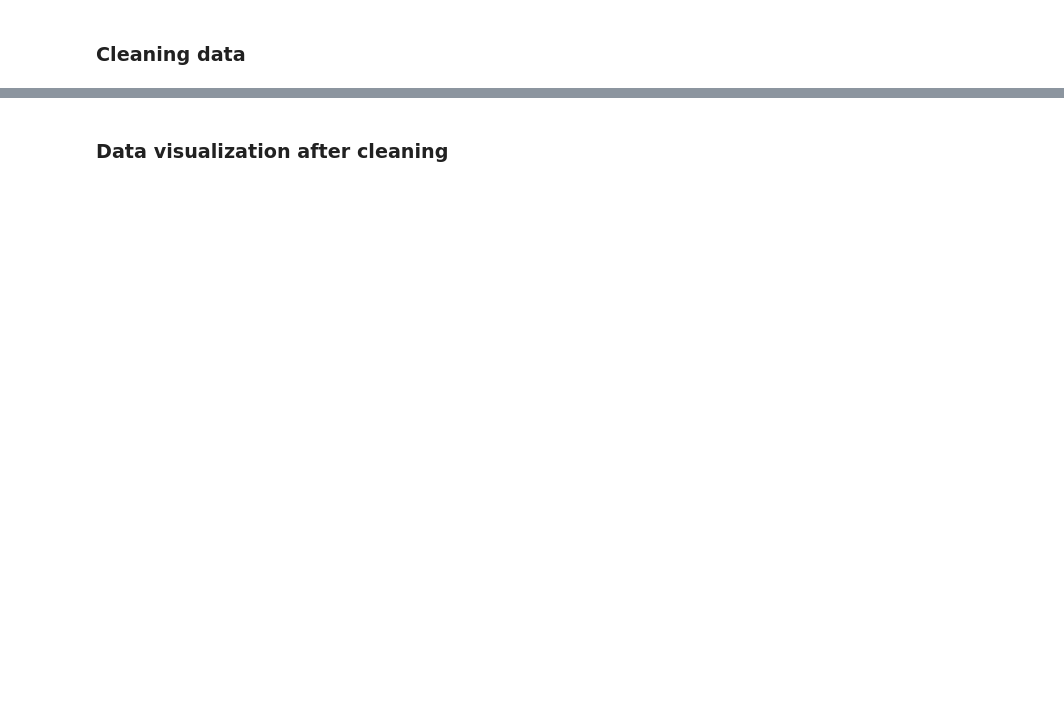
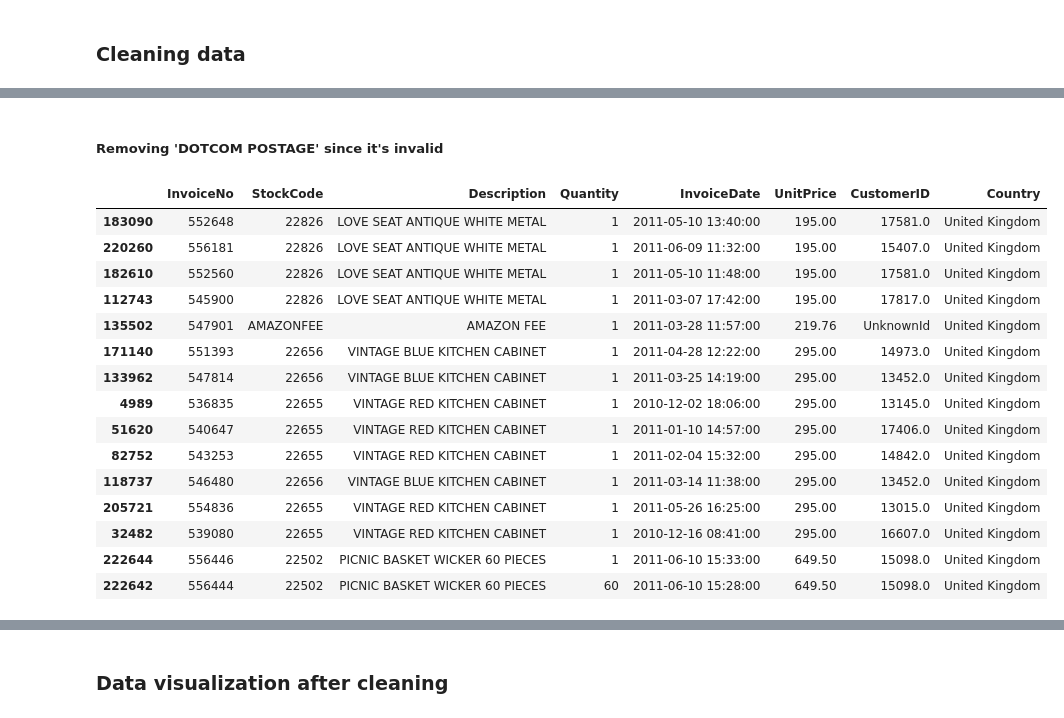
Before and after one commit to alaaodeh95/DMA1, a Jupyter notebook: Data Analysis.ipynb, the cells around one changed output, grey strips where cells are left out. Saved outputs shown, nothing was run; the diff lists cells and outputs as text; code cells hidden in the pictures; blank space fills up the shorter version.

```diff
--- a/Data Analysis.ipynb
+++ b/Data Analysis.ipynb
@@ -210,0 +366,2 @@ dtype: int64
+# %% [markdown]
+##### Removing 'DOTCOM POSTAGE' since it's invalid
@@ -210,0 +371,19 @@ dtype: int64
+# %%
+display(df.sort_values(by='UnitPrice').tail(15))
+# %% [output]
+|  | InvoiceNo | StockCode | Description | Quantity | InvoiceDate | UnitPrice | CustomerID | Country |
+| 183090 | 552648 | 22826 | LOVE SEAT ANTIQUE WHITE METAL | 1 | 2011-05-10 13:40:00 | 195.00 | 17581.0 | United Kingdom |
+| 220260 | 556181 | 22826 | LOVE SEAT ANTIQUE WHITE METAL | 1 | 2011-06-09 11:32:00 | 195.00 | 15407.0 | United Kingdom |
+| 182610 | 552560 | 22826 | LOVE SEAT ANTIQUE WHITE METAL | 1 | 2011-05-10 11:48:00 | 195.00 | 17581.0 | United Kingdom |
+| 112743 | 545900 | 22826 | LOVE SEAT ANTIQUE WHITE METAL | 1 | 2011-03-07 17:42:00 | 195.00 | 17817.0 | United Kingdom |
+| 135502 | 547901 | AMAZONFEE | AMAZON FEE | 1 | 2011-03-28 11:57:00 | 219.76 | UnknownId | United Kingdom |
+| 171140 | 551393 | 22656 | VINTAGE BLUE KITCHEN CABINET | 1 | 2011-04-28 12:22:00 | 295.00 | 14973.0 | United Kingdom |
+| 133962 | 547814 | 22656 | VINTAGE BLUE KITCHEN CABINET | 1 | 2011-03-25 14:19:00 | 295.00 | 13452.0 | United Kingdom |
+| 4989 | 536835 | 22655 | VINTAGE RED KITCHEN CABINET | 1 | 2010-12-02 18:06:00 | 295.00 | 13145.0 | United Kingdom |
+| 51620 | 540647 | 22655 | VINTAGE RED KITCHEN CABINET | 1 | 2011-01-10 14:57:00 | 295.00 | 17406.0 | United Kingdom |
+| 82752 | 543253 | 22655 | VINTAGE RED KITCHEN CABINET | 1 | 2011-02-04 15:32:00 | 295.00 | 14842.0 | United Kingdom |
+| 118737 | 546480 | 22656 | VINTAGE BLUE KITCHEN CABINET | 1 | 2011-03-14 11:38:00 | 295.00 | 13452.0 | United Kingdom |
+| 205721 | 554836 | 22655 | VINTAGE RED KITCHEN CABINET | 1 | 2011-05-26 16:25:00 | 295.00 | 13015.0 | United Kingdom |
+| 32482 | 539080 | 22655 | VINTAGE RED KITCHEN CABINET | 1 | 2010-12-16 08:41:00 | 295.00 | 16607.0 | United Kingdom |
+| 222644 | 556446 | 22502 | PICNIC BASKET WICKER 60 PIECES | 1 | 2011-06-10 15:33:00 | 649.50 | 15098.0 | United Kingdom |
+| 222642 | 556444 | 22502 | PICNIC BASKET WICKER 60 PIECES | 60 | 2011-06-10 15:28:00 | 649.50 | 15098.0 | United Kingdom |
```
Also changed, not shown: parts of 53 cells of this notebook, 6 other files.
